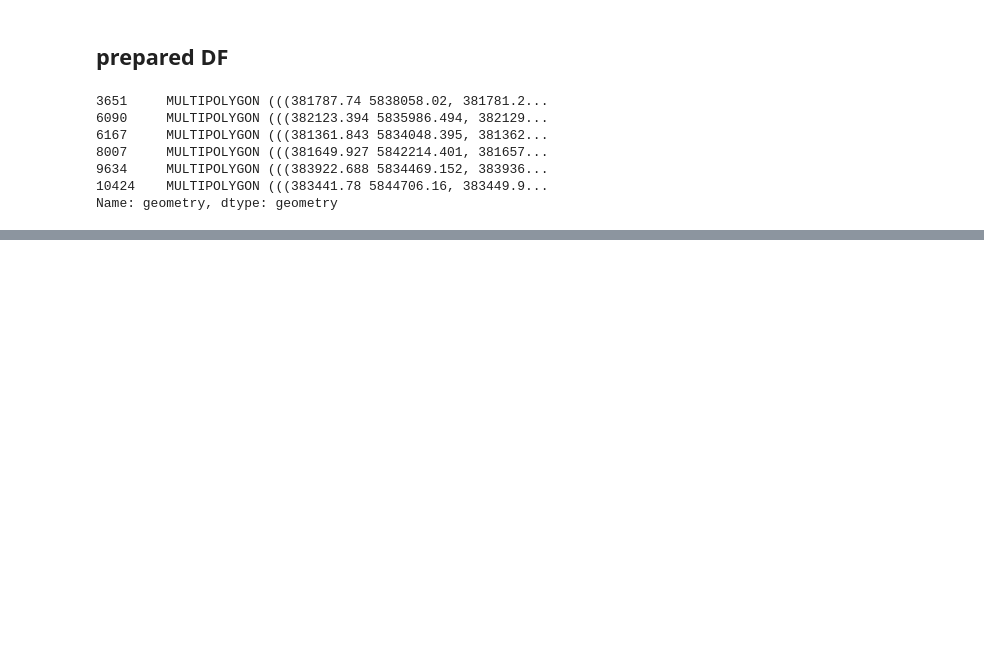
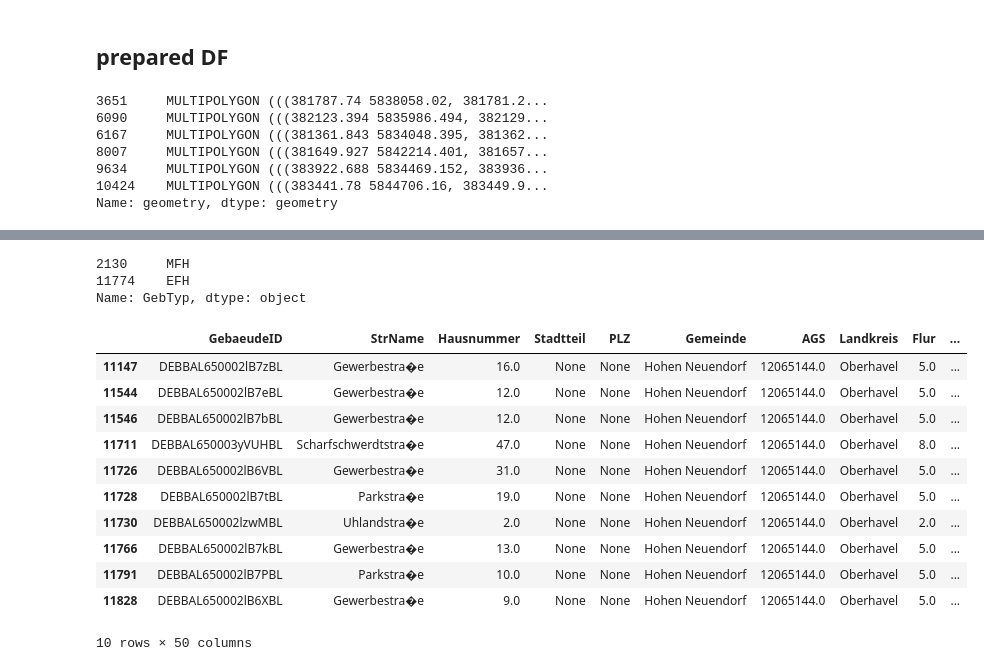
Before and after one commit to NormanZielke/KWPc_Gebaeudemodell, a Jupyter notebook: Compare_GM_KWP.ipynb, the cells around one changed output, grey strips where cells are left out. Drawn from its saved outputs; the diff is of its cells as text; code cells hidden in the pictures; blank space fills up the shorter version.

```diff
--- a/Compare_GM_KWP.ipynb
+++ b/Compare_GM_KWP.ipynb
@@ -332,0 +368,21 @@ Name: geometry, dtype: geometry
+# %%
+gdf_prepared[gdf_prepared["NutzungArt_und_funktion"] == "Gebäude für Gewerbe und Industrie mit Wohnen"]["GebTyp"]
+# %% [output]
+2130     MFH
+11774    EFH
+Name: GebTyp, dtype: object
+# %%
+gdf_prepared[gdf_prepared["NutzungArt_und_funktion"] == "Betriebsgebäude"]
+# %% [output]
+|  | GebaeudeID | StrName | Hausnummer | Stadtteil | PLZ | Gemeinde | AGS | Landkreis | Flur | ... |
+| 11147 | DEBBAL650002lB7zBL | Gewerbestra�e | 16.0 | None | None | Hohen Neuendorf | 12065144.0 | Oberhavel | 5.0 | ... |
+| 11544 | DEBBAL650002lB7eBL | Gewerbestra�e | 12.0 | None | None | Hohen Neuendorf | 12065144.0 | Oberhavel | 5.0 | ... |
+| 11546 | DEBBAL650002lB7bBL | Gewerbestra�e | 12.0 | None | None | Hohen Neuendorf | 12065144.0 | Oberhavel | 5.0 | ... |
+| 11711 | DEBBAL650003yVUHBL | Scharfschwerdtstra�e | 47.0 | None | None | Hohen Neuendorf | 12065144.0 | Oberhavel | 8.0 | ... |
+| 11726 | DEBBAL650002lB6VBL | Gewerbestra�e | 31.0 | None | None | Hohen Neuendorf | 12065144.0 | Oberhavel | 5.0 | ... |
+| 11728 | DEBBAL650002lB7tBL | Parkstra�e | 19.0 | None | None | Hohen Neuendorf | 12065144.0 | Oberhavel | 5.0 | ... |
+| 11730 | DEBBAL650002lzwMBL | Uhlandstra�e | 2.0 | None | None | Hohen Neuendorf | 12065144.0 | Oberhavel | 2.0 | ... |
+| 11766 | DEBBAL650002lB7kBL | Gewerbestra�e | 13.0 | None | None | Hohen Neuendorf | 12065144.0 | Oberhavel | 5.0 | ... |
+| 11791 | DEBBAL650002lB7PBL | Parkstra�e | 10.0 | None | None | Hohen Neuendorf | 12065144.0 | Oberhavel | 5.0 | ... |
+| 11828 | DEBBAL650002lB6XBL | Gewerbestra�e | 9.0 | None | None | Hohen Neuendorf | 12065144.0 | Oberhavel | 5.0 | ... |
+10 rows × 50 columns
```
Also changed, not shown: parts of 2 cells of this notebook, 10 other files.
